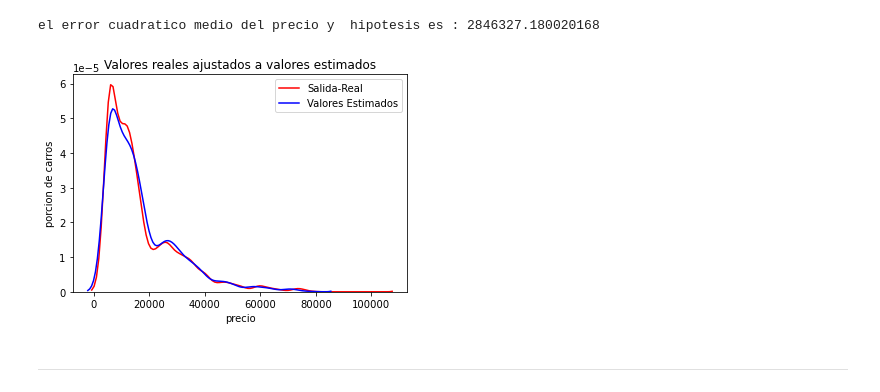
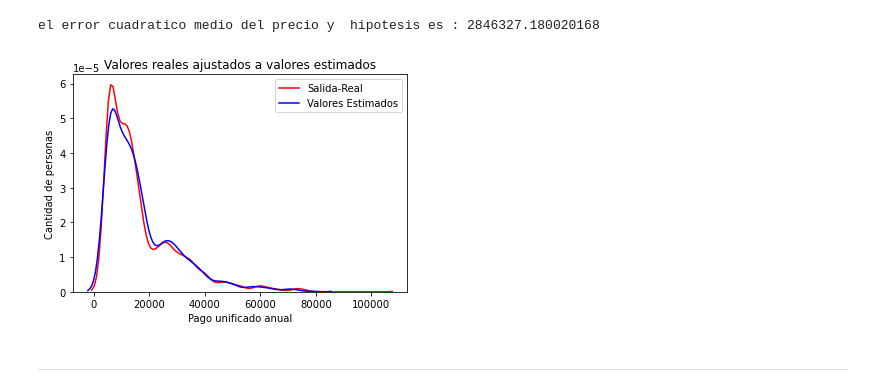
Before and after one commit to gustavoxa/Proyectoprocesamiento, a Jupyter notebook: ProyectoProc_Aconda_Vasquez.ipynb, the cells around one changed output. Drawn from its saved outputs; the diff is of its cells as text; code cells hidden in the pictures.

```diff
--- a/ProyectoProc (1).ipynb
+++ b/ProyectoProc_Aconda_Vasquez.ipynb
@@ -212,16 +212,16 @@ el error cuadratico medio del precio y  hipotesis es : 2846327.180020168
 # %%
 grafica=sns.distplot(ytraina,hist=False, color="r",label="Salida-Real")#precio real
 sns.distplot(ha,hist=False,color="b",label="Valores Estimados",ax=grafica)#hipotesis ax para que esten sobrelapadas
 
 ## si colocamos tRUE dibujamos barras
 
 #Detalles de etiquetado
 plt.title("Valores reales ajustados a valores estimados")
-plt.xlabel("precio")
-plt.ylabel("porcion de carros")
+plt.xlabel("Pago unificado anual")
+plt.ylabel("Cantidad de personas")
 plt.show()
 # %% [output]
-[figure, old version]
+[figure, new version]
 # %% [markdown]
 ***
 # %% [markdown]
```
Also changed, not shown: parts of 1 cell of this notebook, 1 other file.
